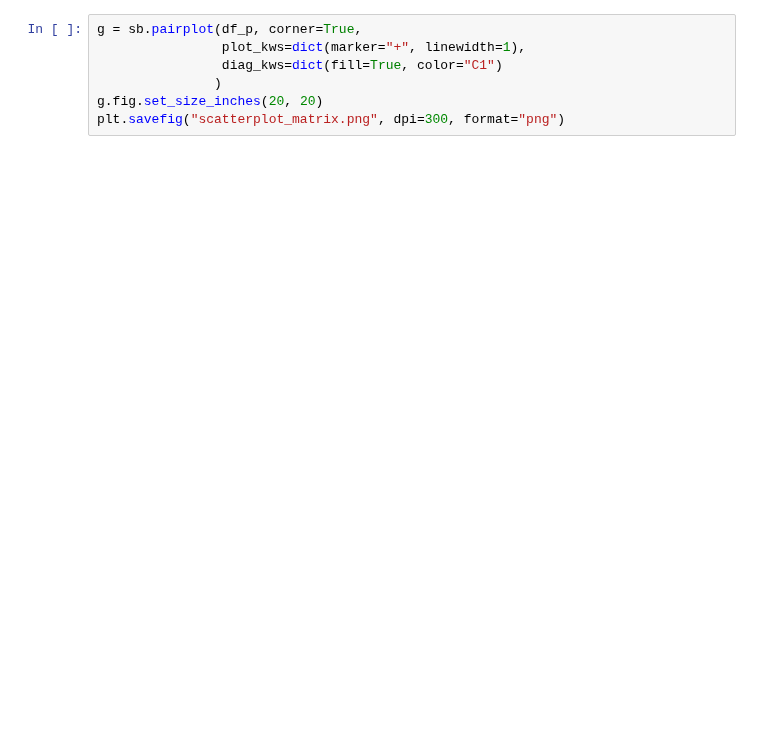
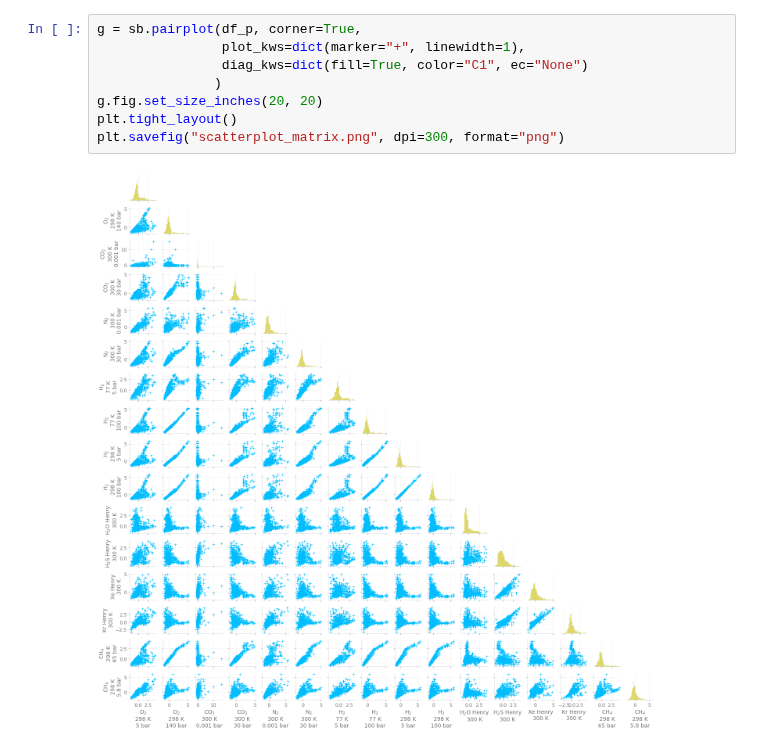
Before and after one commit to SimonEnsemble/material_recommendation_system, a Jupyter notebook: seaborn_stuff.ipynb, the cells around one changed output. Drawn from its saved outputs; the diff is of its cells as text; blank space fills up the shorter version.

```diff
--- a/seaborn_stuff.ipynb
+++ b/seaborn_stuff.ipynb
@@ -51,7 +58,10 @@ df_p.head()
 # %%
 g = sb.pairplot(df_p, corner=True,
                 plot_kws=dict(marker="+", linewidth=1),
-                diag_kws=dict(fill=True, color="C1")
+                diag_kws=dict(fill=True, color="C1", ec="None")
                )
 g.fig.set_size_inches(20, 20)
+plt.tight_layout()
 plt.savefig("scatterplot_matrix.png", dpi=300, format="png")
+# %% [output]
+[figure, added]
```
Also changed, not shown: parts of 5 cells of this notebook, 2 other files.
